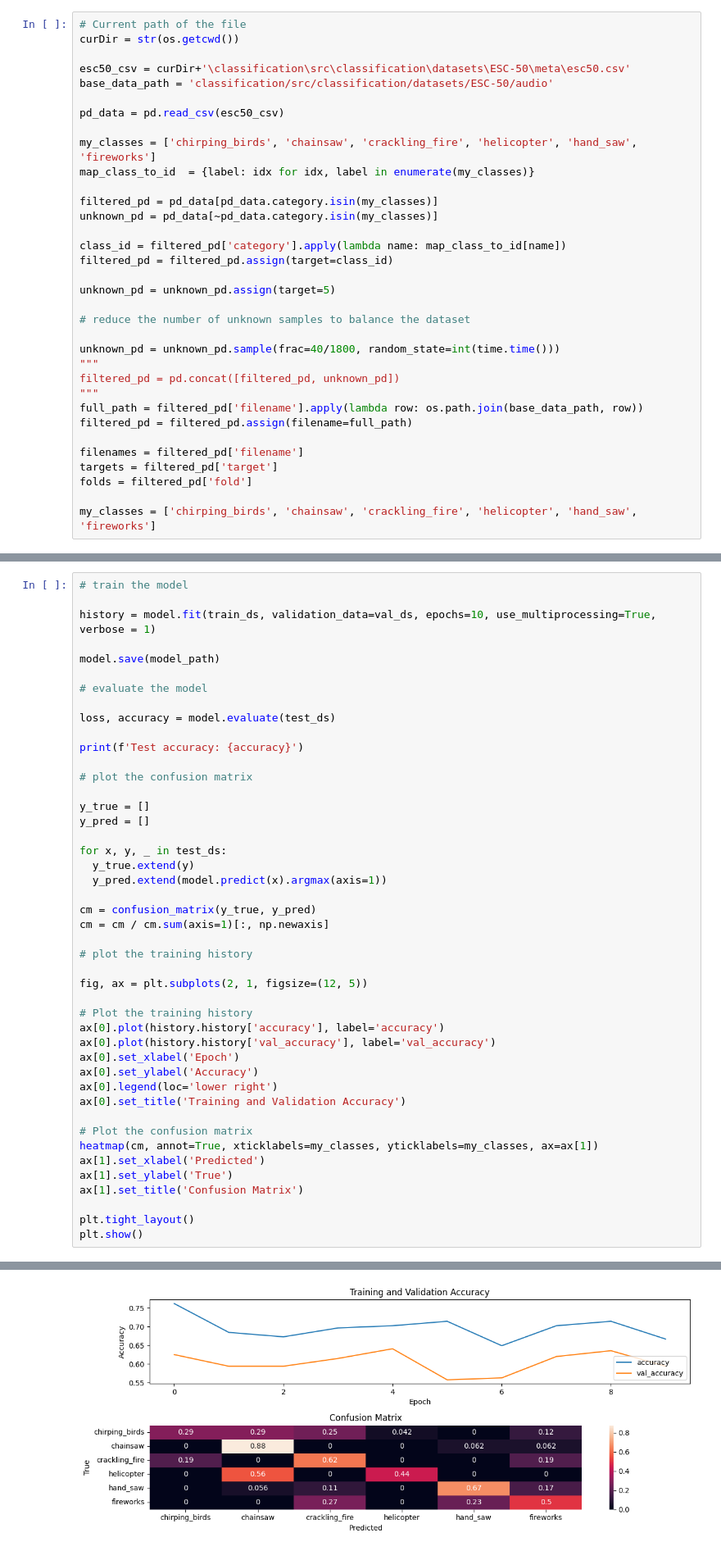
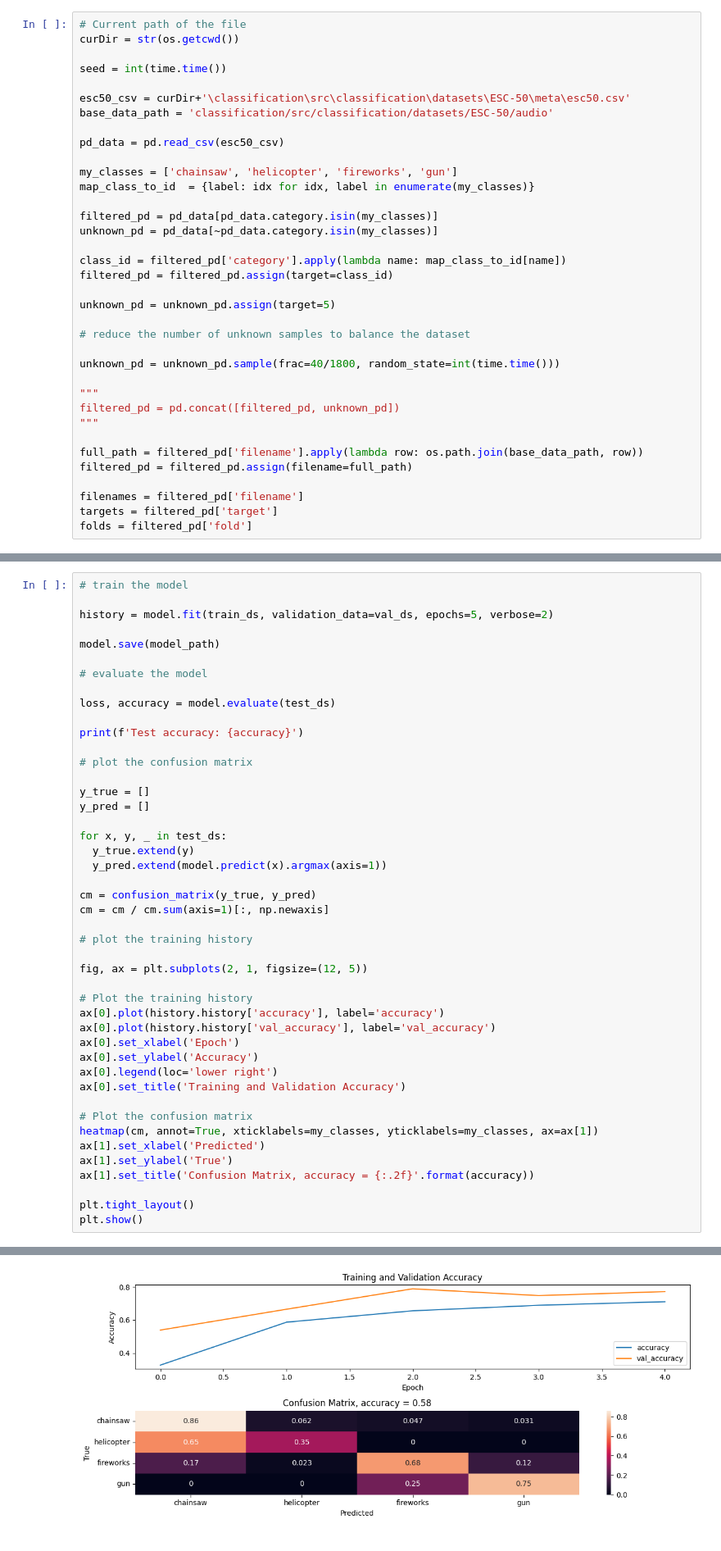
Before and after one commit to LoicTumelaire/LELEC210X, a Jupyter notebook: classification/tensorflow2.ipynb, the cells around one changed output, grey strips where cells are left out. Shown: that part at 82% size. Cells and saved outputs as stored; diff of their text form.

```diff
--- a/classification/tensorflow2.ipynb
+++ b/classification/tensorflow2.ipynb
@@ -45,13 +47,15 @@ def load_wav_16k_mono(filename):
 # %%
 # Current path of the file
 curDir = str(os.getcwd())
+
+seed = int(time.time())
 
 esc50_csv = curDir+'\classification\src\classification\datasets\ESC-50\meta\esc50.csv'
 base_data_path = 'classification/src/classification/datasets/ESC-50/audio'
 
 pd_data = pd.read_csv(esc50_csv)
 
-my_classes = ['chirping_birds', 'chainsaw', 'crackling_fire', 'helicopter', 'hand_saw', 'fireworks']
+my_classes = ['chainsaw', 'helicopter', 'fireworks', 'gun']
 map_class_to_id  = {label: idx for idx, label in enumerate(my_classes)}
 
 filtered_pd = pd_data[pd_data.category.isin(my_classes)]
@@ -65,17 +69,17 @@ unknown_pd = unknown_pd.assign(target=5)
 # reduce the number of unknown samples to balance the dataset
 
 unknown_pd = unknown_pd.sample(frac=40/1800, random_state=int(time.time()))
+
 """
 filtered_pd = pd.concat([filtered_pd, unknown_pd])
 """
+
 full_path = filtered_pd['filename'].apply(lambda row: os.path.join(base_data_path, row))
 filtered_pd = filtered_pd.assign(filename=full_path)
 
 filenames = filtered_pd['filename']
 targets = filtered_pd['target']
 folds = filtered_pd['fold']
-
-my_classes = ['chirping_birds', 'chainsaw', 'crackling_fire', 'helicopter', 'hand_saw', 'fireworks']
 # %%
 main_ds = tf.data.Dataset.from_tensor_slices((filenames, targets, folds))
 
@@ -258,7 +295,7 @@ _________________________________________________________________
 # %%
 # train the model
 
-history = model.fit(train_ds, validation_data=val_ds, epochs=10, use_multiprocessing=True, verbose = 1)
+history = model.fit(train_ds, validation_data=val_ds, epochs=5, verbose=2)
 
 model.save(model_path)
 
@@ -296,7 +333,7 @@ ax[0].set_title('Training and Validation Accuracy')
 heatmap(cm, annot=True, xticklabels=my_classes, yticklabels=my_classes, ax=ax[1])
 ax[1].set_xlabel('Predicted')
 ax[1].set_ylabel('True')
-ax[1].set_title('Confusion Matrix')
+ax[1].set_title('Confusion Matrix, accuracy = {:.2f}'.format(accuracy))
 
 plt.tight_layout()
 plt.show()
@@ -321,4 +358,4 @@ Epoch 6/10
-[figure, old version]
+[figure, new version]
 # %%
 fm_dir = "classification/data/feature_matrices/"
 
```
Also changed, not shown: parts of 5 cells of this notebook, 42 other files.
